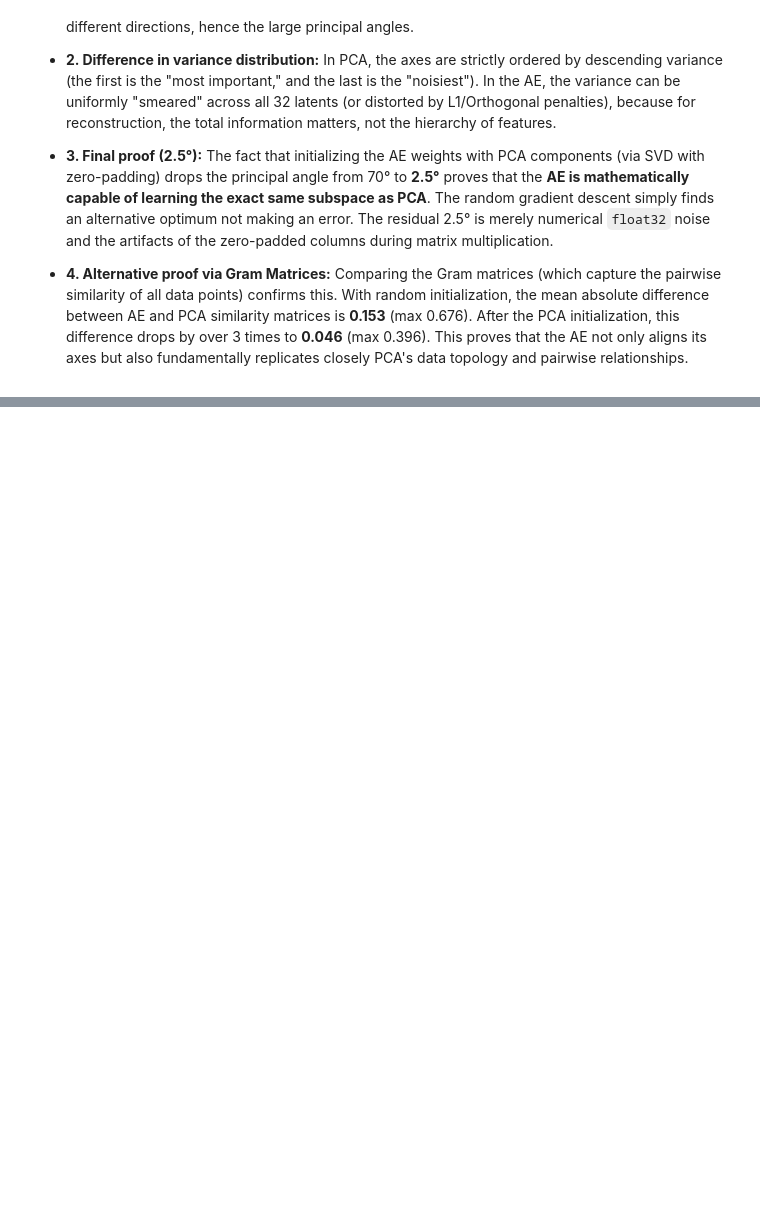
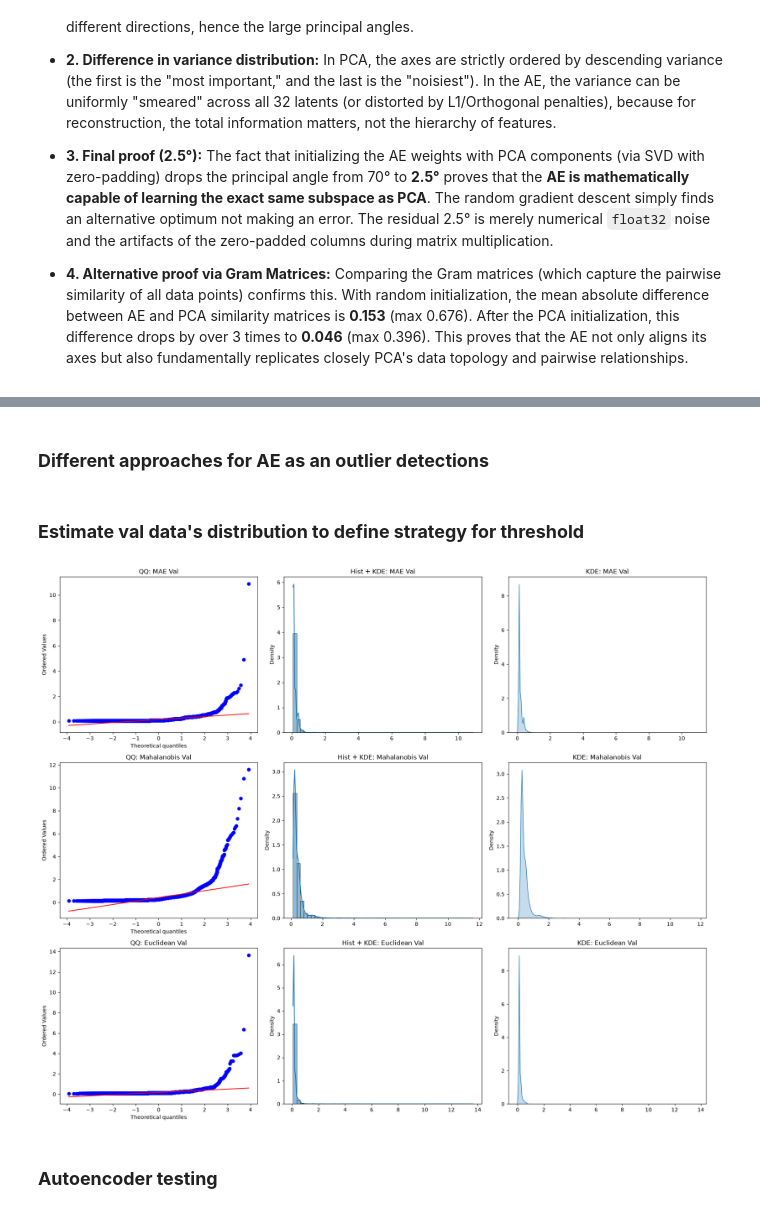
Before and after one commit to RyMnLwKa/Classical-ML-from-scratch, a Jupyter notebook: Autoencoder.ipynb, the cells around one changed output, grey strips where cells are left out. Cells and saved outputs as stored; diff of their text form; code cells hidden in the pictures; blank space fills up the shorter version.

Commit message:
Autoencoder as an outlier detection

```diff
--- a/Autoencoder.ipynb
+++ b/Autoencoder.ipynb
@@ -632,0 +808,18 @@ Comparing the Gram matrices (which capture the pairwise similarity of all data p
+# %%
+from sklearn.ensemble import IsolationForest
+from sklearn.svm import OneClassSVM
+from scipy.spatial.distance import cdist
+
+buffer_size_for_shuffle = 10000
+batch_size = 216
+buffer_size_for_batches_in_memory = tf.data.AUTOTUNE
+
+tf_x_train = tf.data.Dataset.from_tensor_slices(x_train).shuffle(buffer_size_for_shuffle).batch(batch_size).prefetch(buffer_size_for_batches_in_memory)
+tf_x_test = tf.data.Dataset.from_tensor_slices(x_test).batch(batch_size).prefetch(buffer_size_for_batches_in_memory)
+print(tf_x_train.element_spec, tf_x_test.element_spec)
+
+AE = Autoencoder(latent_size = 32, transitional_size = 64, output_size = 118)
+momentum = tf.keras.optimizers.SGD(learning_rate=0.001, momentum=0.9)
+loss_func = GeneralLoss()
+
+AE.fit(x = tf_x_train, loss_func = loss_func, optimizer = momentum, epochs = 6)
@@ -632,0 +840,2 @@ Comparing the Gram matrices (which capture the pairwise similarity of all data p
+# %% [markdown]
+### **Different approaches for AE as an outlier detections**
@@ -632,0 +897,43 @@ Comparing the Gram matrices (which capture the pairwise similarity of all data p
+# %% [markdown]
+### **Estimate val data's distribution to define strategy for threshold**
+# %%
+import matplotlib.pyplot as plt
+import scipy.stats as stats
+import seaborn as sns
+import numpy as np
+
+fig, axes = plt.subplots(3, 3, figsize=(18, 15))
+
+stats.probplot(mean_mae_per_object_val, dist="norm", plot=axes[0, 0])
+axes[0, 0].set_title('QQ: MAE Val')
+
+sns.histplot(mean_mae_per_object_val, bins=50, kde=True, stat="density", ax=axes[0, 1])
+axes[0, 1].set_title('Hist + KDE: MAE Val')
+
+sns.kdeplot(mean_mae_per_object_val, fill=True, ax=axes[0, 2])
+axes[0, 2].set_title('KDE: MAE Val')
+
+
+stats.probplot(mean_dist_to_centre_mh_per_object, dist="norm", plot=axes[1, 0])
+axes[1, 0].set_title('QQ: Mahalanobis Val')
+
+sns.histplot(mean_dist_to_centre_mh_per_object, bins=50, kde=True, stat="density", ax=axes[1, 1])
+axes[1, 1].set_title('Hist + KDE: Mahalanobis Val')
+
+sns.kdeplot(mean_dist_to_centre_mh_per_object, fill=True, ax=axes[1, 2])
+axes[1, 2].set_title('KDE: Mahalanobis Val')
+
+
+stats.probplot(mean_dist_to_centre_eu_per_object, dist="norm", plot=axes[2, 0])
+axes[2, 0].set_title('QQ: Euclidean Val')
+
+sns.histplot(mean_dist_to_centre_eu_per_object, bins=50, kde=True, stat="density", ax=axes[2, 1])
+axes[2, 1].set_title('Hist + KDE: Euclidean Val')
+
+sns.kdeplot(mean_dist_to_centre_eu_per_object, fill=True, ax=axes[2, 2])
+axes[2, 2].set_title('KDE: Euclidean Val')
+
+plt.tight_layout()
+plt.show()
+# %% [output]
+[figure, added]
@@ -632,0 +945,2 @@ Comparing the Gram matrices (which capture the pairwise similarity of all data p
+# %% [markdown]
+### **Autoencoder testing**
```
Also changed, not shown: parts of 26 cells of this notebook, 4 other files.
